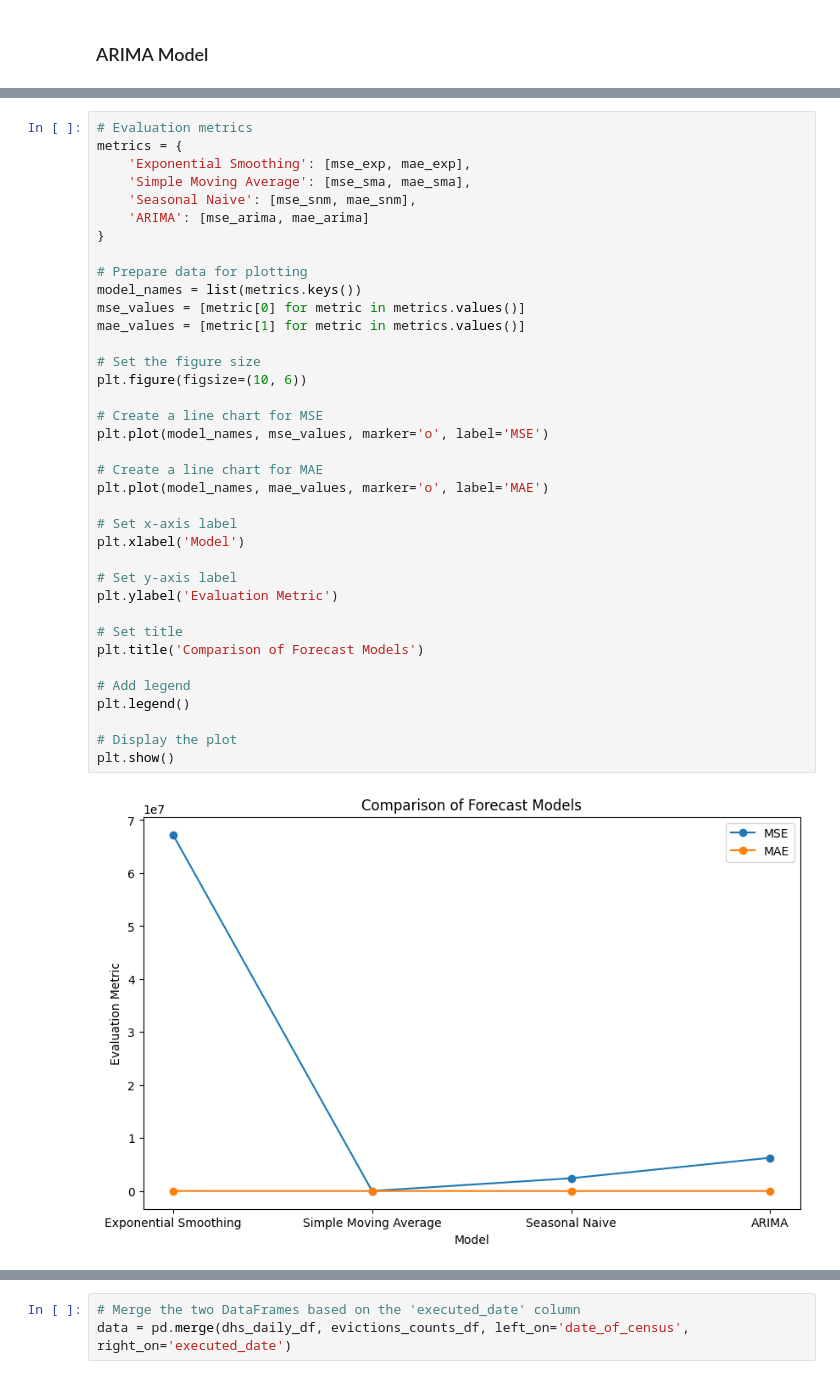
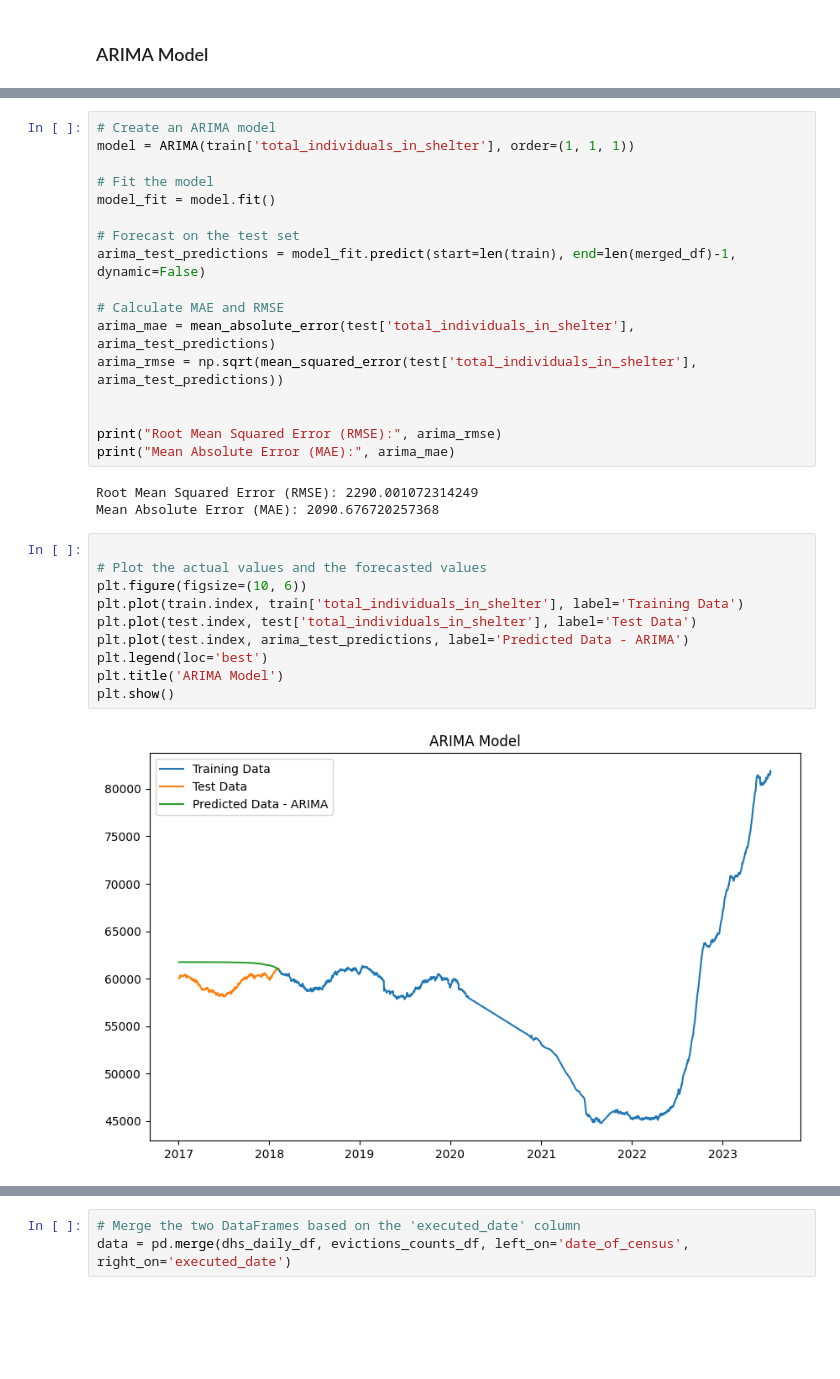
Before and after one commit to Mofeoluwa/ds4a-2023-team-7, a Jupyter notebook: housing/forecasting.ipynb, the cells around one changed output, grey strips where cells are left out. Saved outputs shown, nothing was run; the diff lists cells and outputs as text; blank space fills up the shorter version.

```diff
--- a/housing/forecasting.ipynb
+++ b/housing/forecasting.ipynb
@@ -345,39 +207,32 @@ ARIMA - MAE: 2316.1648792571045
-# %%
-# Evaluation metrics
-metrics = {
-    'Exponential Smoothing': [mse_exp, mae_exp],
-    'Simple Moving Average': [mse_sma, mae_sma],
-    'Seasonal Naive': [mse_snm, mae_snm],
-    'ARIMA': [mse_arima, mae_arima]
-}
-
-# Prepare data for plotting
-model_names = list(metrics.keys())
-mse_values = [metric[0] for metric in metrics.values()]
-mae_values = [metric[1] for metric in metrics.values()]
-
-# Set the figure size
-plt.figure(figsize=(10, 6))
-
-# Create a line chart for MSE
-plt.plot(model_names, mse_values, marker='o', label='MSE')
-
-# Create a line chart for MAE
-plt.plot(model_names, mae_values, marker='o', label='MAE')
-
-# Set x-axis label
-plt.xlabel('Model')
-
-# Set y-axis label
-plt.ylabel('Evaluation Metric')
-
-# Set title
-plt.title('Comparison of Forecast Models')
-
-# Add legend
-plt.legend()
-
-# Display the plot
-plt.show()
-# %% [output]
-[figure, removed]
+# %%
+# Create an ARIMA model
+model = ARIMA(train['total_individuals_in_shelter'], order=(1, 1, 1))
+
+# Fit the model
+model_fit = model.fit()
+
+# Forecast on the test set
+arima_test_predictions = model_fit.predict(start=len(train), end=len(merged_df)-1, dynamic=False)
+
+# Calculate MAE and RMSE
+arima_mae = mean_absolute_error(test['total_individuals_in_shelter'], arima_test_predictions)
+arima_rmse = np.sqrt(mean_squared_error(test['total_individuals_in_shelter'], arima_test_predictions))
+
+
+print("Root Mean Squared Error (RMSE):", arima_rmse)
+print("Mean Absolute Error (MAE):", arima_mae)
+# %% [output]
+Root Mean Squared Error (RMSE): 2290.001072314249
+Mean Absolute Error (MAE): 2090.676720257368
+# %%
+
+# Plot the actual values and the forecasted values
+plt.figure(figsize=(10, 6))
+plt.plot(train.index, train['total_individuals_in_shelter'], label='Training Data')
+plt.plot(test.index, test['total_individuals_in_shelter'], label='Test Data')
+plt.plot(test.index, arima_test_predictions, label='Predicted Data - ARIMA')
+plt.legend(loc='best')
+plt.title('ARIMA Model')
+plt.show()
+# %% [output]
+[figure, added]
```
Also changed, not shown: parts of 29 cells of this notebook, 1 other file.
